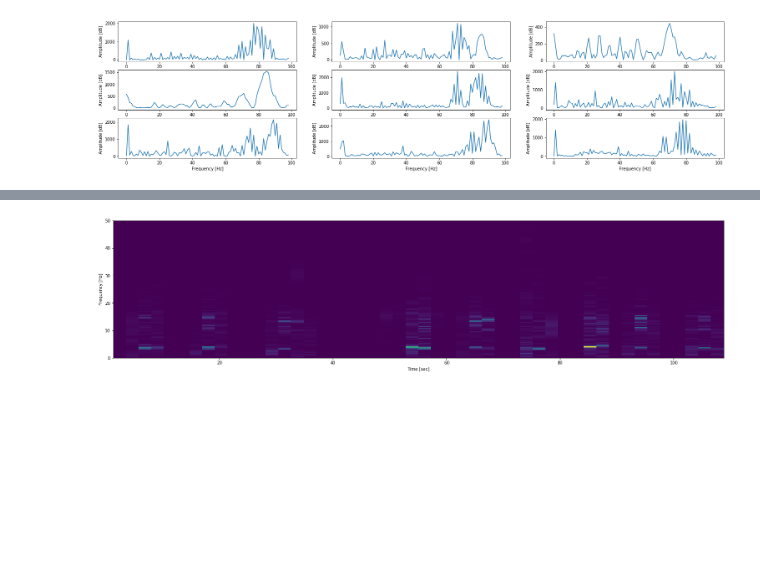
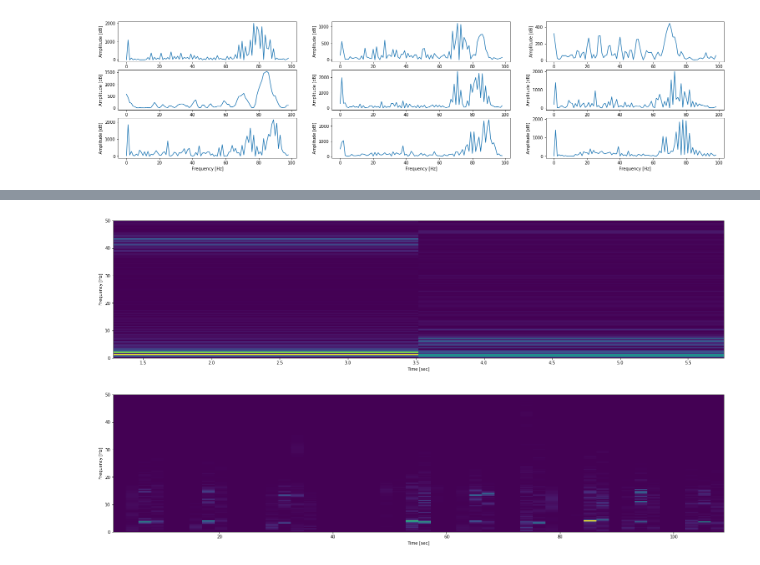
Before and after one commit to rfayan/TUG_Fall_Analysis, a Jupyter notebook: TUG_spectrograms.ipynb, the cells around one changed output, grey strips where cells are left out. Saved outputs shown, nothing was run; the diff lists cells and outputs as text; code cells hidden in the pictures; blank space fills up the shorter version.

```diff
--- a/TUG_spectrograms.ipynb
+++ b/TUG_spectrograms.ipynb
@@ -83,3 +109,14 @@ for i in range(n_windows):
+# %%
+matrix3 = np.concatenate(patients[n].data_windows)
+matrix3 = np.transpose(matrix2)
+
+f, t, Sxx = signal.spectrogram(matrix3, fs=100)
+plt.pcolormesh(t, f, Sxx)
+plt.ylabel('Frequency [Hz]')
+plt.xlabel('Time [sec]')
+plt.show()
+# %% [output]
+[figure, added]
 # %%
 f, t, Sxx = signal.spectrogram(patients[n].data, fs=100)
 plt.pcolormesh(t, f, Sxx)
```
Also changed, not shown: parts of 5 cells of this notebook, 1 other file.
